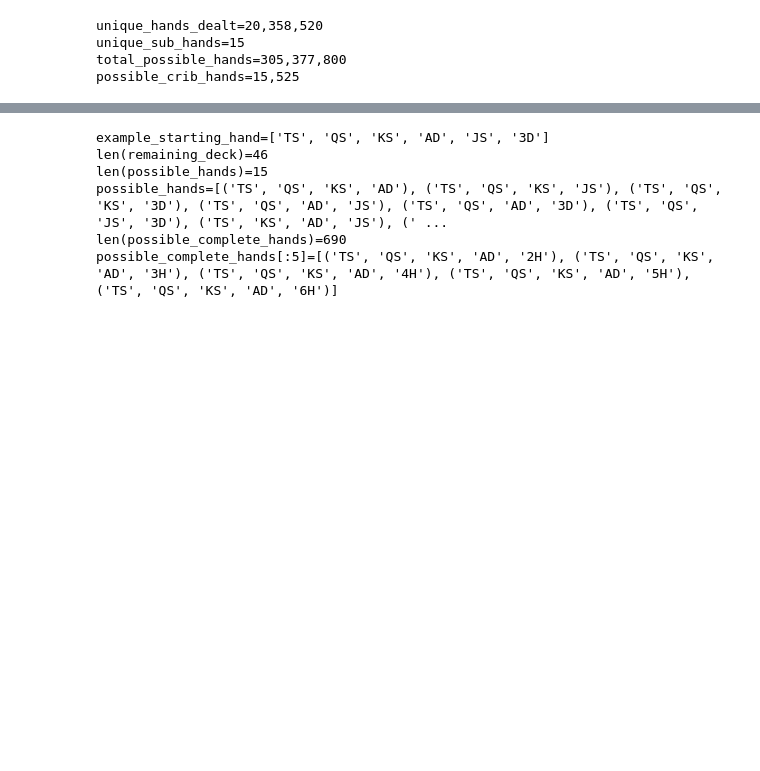
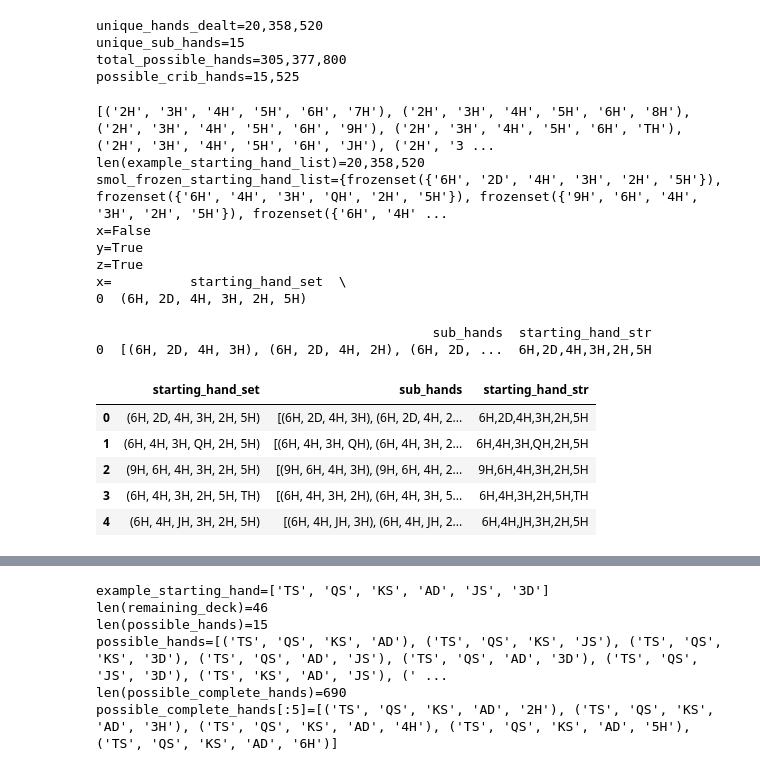
Before and after one commit to ianpaul10/cribbage-hand-statistics, a Jupyter notebook: crib.ipynb, the cells around one changed output, grey strips where cells are left out. Cells and saved outputs as stored; diff of their text form; code cells hidden in the pictures; blank space fills up the shorter version.

```diff
--- a/crib.ipynb
+++ b/crib.ipynb
@@ -44,3 +44,78 @@ unique_hands_dealt=20,358,520
 unique_sub_hands=15
 total_possible_hands=305,377,800
 possible_crib_hands=15,525
+# %%
+# set of all possible 6 card starting hands
+example_starting_hand_list = list(combinations(boring_deck, r=starting_hand_size))
+# proof of no duplicates for peace of mind
+set_possible_hands = frozenset(example_starting_hand_list)
+
+starting_hands_with_possible_sub_hands = {
+    element: list(combinations(element, r=hand_size)) for element in set_possible_hands
+}
+
+print(f"{example_starting_hand_list[:10]}")
+# %%
+import pandas as pd
+
+
+print(f"{example_starting_hand_list[:10]}")
+print(f"{len(example_starting_hand_list)=:,}")
+
+smol_starting_hand_list = example_starting_hand_list[:10]
+
+smol_frozen_starting_hand_list = set(frozenset(x) for x in smol_starting_hand_list)
+
+# x = ("2H", "3H", "4H", "5H", "6H", "7H")
+
+# z = ("TS", "QS", "KS", "AD", "JS", "3D")
+
+# y = smol_frozen_starting_hand_list[z]
+
+print(f"{smol_frozen_starting_hand_list=}")
+
+
+x = {"TS", "QS", "KS", "AD", "JS", "3D"} in smol_frozen_starting_hand_list
+y = {"6H", "2D", "4H", "3H", "2H", "5H"} in smol_frozen_starting_hand_list
+z = {"6H", "2D", "4H", "3H", "5H", "2H"} in smol_frozen_starting_hand_list
+
+print(f"{x=}")
+print(f"{y=}")
+print(f"{z=}")
+
+dict_of_everything_smol = {
+    element: list(combinations(element, r=hand_size))
+    for element in smol_frozen_starting_hand_list
+}
+
+
+test_df = pd.DataFrame(
+    dict_of_everything_smol.items(), columns=["starting_hand_set", "sub_hands"]
+)
+
+test_df["starting_hand_str"] = test_df.apply(
+    lambda row: ",".join(str(x) for x in row["starting_hand_set"]), axis=1
+)
+
+x = test_df.loc[test_df["starting_hand_str"] == "6H,2D,4H,3H,2H,5H"]
+
+print(f"{x=}")
+test_df.head()
+# %% [output]
+[('2H', '3H', '4H', '5H', '6H', '7H'), ('2H', '3H', '4H', '5H', '6H', '8H'), ('2H', '3H', '4H', '5H', '6H', '9H'), ('2H', '3H', '4H', '5H', '6H', 'TH'), ('2H', '3H', '4H', '5H', '6H', 'JH'), ('2H', '3 ...
+len(example_starting_hand_list)=20,358,520
+smol_frozen_starting_hand_list={frozenset({'6H', '2D', '4H', '3H', '2H', '5H'}), frozenset({'6H', '4H', '3H', 'QH', '2H', '5H'}), frozenset({'9H', '6H', '4H', '3H', '2H', '5H'}), frozenset({'6H', '4H' ...
+x=False
+y=True
+z=True
+x=          starting_hand_set  \
+0  (6H, 2D, 4H, 3H, 2H, 5H)
+
+                                           sub_hands  starting_hand_str
+0  [(6H, 2D, 4H, 3H), (6H, 2D, 4H, 2H), (6H, 2D, ...  6H,2D,4H,3H,2H,5H
+|  | starting_hand_set | sub_hands | starting_hand_str |
+| 0 | (6H, 2D, 4H, 3H, 2H, 5H) | [(6H, 2D, 4H, 3H), (6H, 2D, 4H, 2... | 6H,2D,4H,3H,2H,5H |
+| 1 | (6H, 4H, 3H, QH, 2H, 5H) | [(6H, 4H, 3H, QH), (6H, 4H, 3H, 2... | 6H,4H,3H,QH,2H,5H |
+| 2 | (9H, 6H, 4H, 3H, 2H, 5H) | [(9H, 6H, 4H, 3H), (9H, 6H, 4H, 2... | 9H,6H,4H,3H,2H,5H |
+| 3 | (6H, 4H, 3H, 2H, 5H, TH) | [(6H, 4H, 3H, 2H), (6H, 4H, 3H, 5... | 6H,4H,3H,2H,5H,TH |
+| 4 | (6H, 4H, JH, 3H, 2H, 5H) | [(6H, 4H, JH, 3H), (6H, 4H, JH, 2... | 6H,4H,JH,3H,2H,5H |
```
Also changed, not shown: parts of 6 cells of this notebook, 9 other files.
